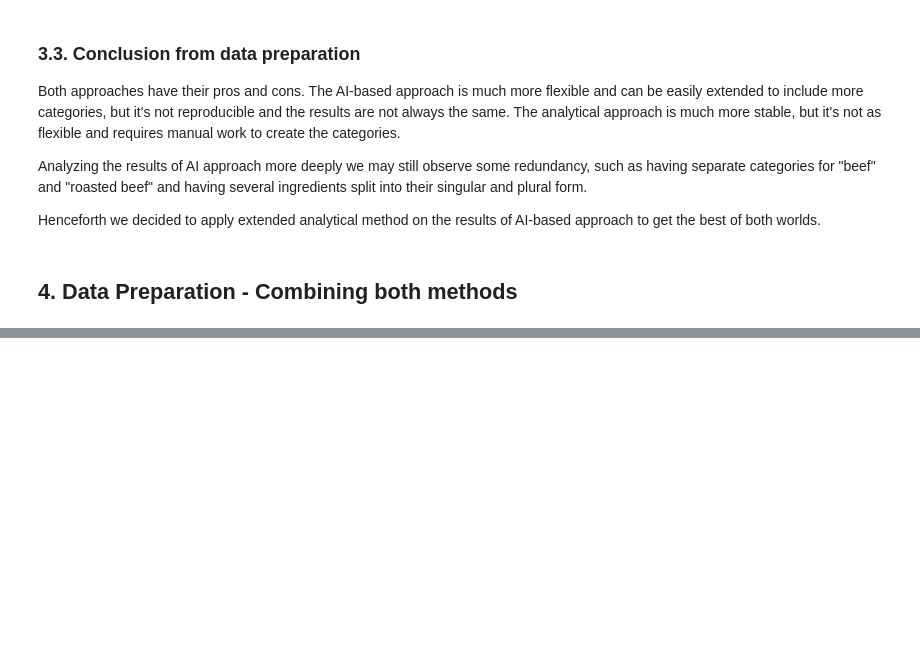
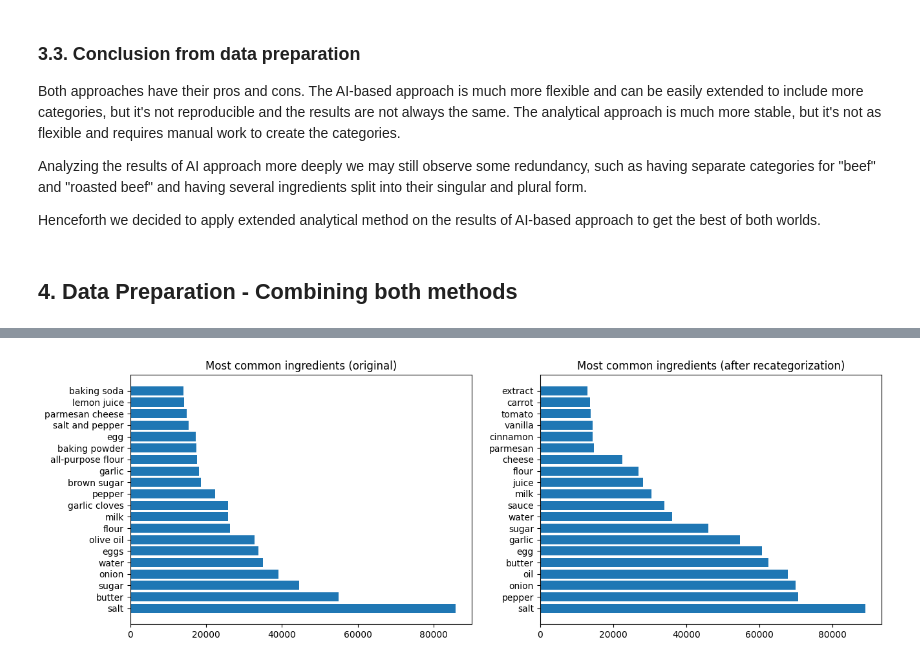
Before and after one commit to Tremirre/EaT-PIM-Revised, a Jupyter notebook: report.ipynb, the cells around one changed output, grey strips where cells are left out. Cells and saved outputs as stored; diff of their text form; code cells hidden in the pictures; blank space fills up the shorter version.

```diff
--- a/report.ipynb
+++ b/report.ipynb
@@ -660,0 +706,13 @@ Henceforth we decided to apply extended analytical method on the results of AI-b
+# %%
+# most common ingredients recategorized
+
+most_common_ingredients_recategorized = ingredient_final_recounts.most_common(20)
+
+fig, axs = plt.subplots(1, 2, figsize=(15, 5))
+axs[0].barh([ingredient for ingredient, _ in most_common_ingredients], [count for _, count in most_common_ingredients])
+axs[0].set_title("Most common ingredients (original)")
+axs[1].barh([ingredient for ingredient, count in most_common_ingredients_recategorized if count > 1000], [count for ingredient, count in most_common_ingredients_recategorized if count > 1000])
+axs[1].set_title("Most common ingredients (after recategorization)")
+plt.show()
+# %% [output]
+[figure, added]
```
Also changed, not shown: parts of 17 cells of this notebook, 2 other files.
